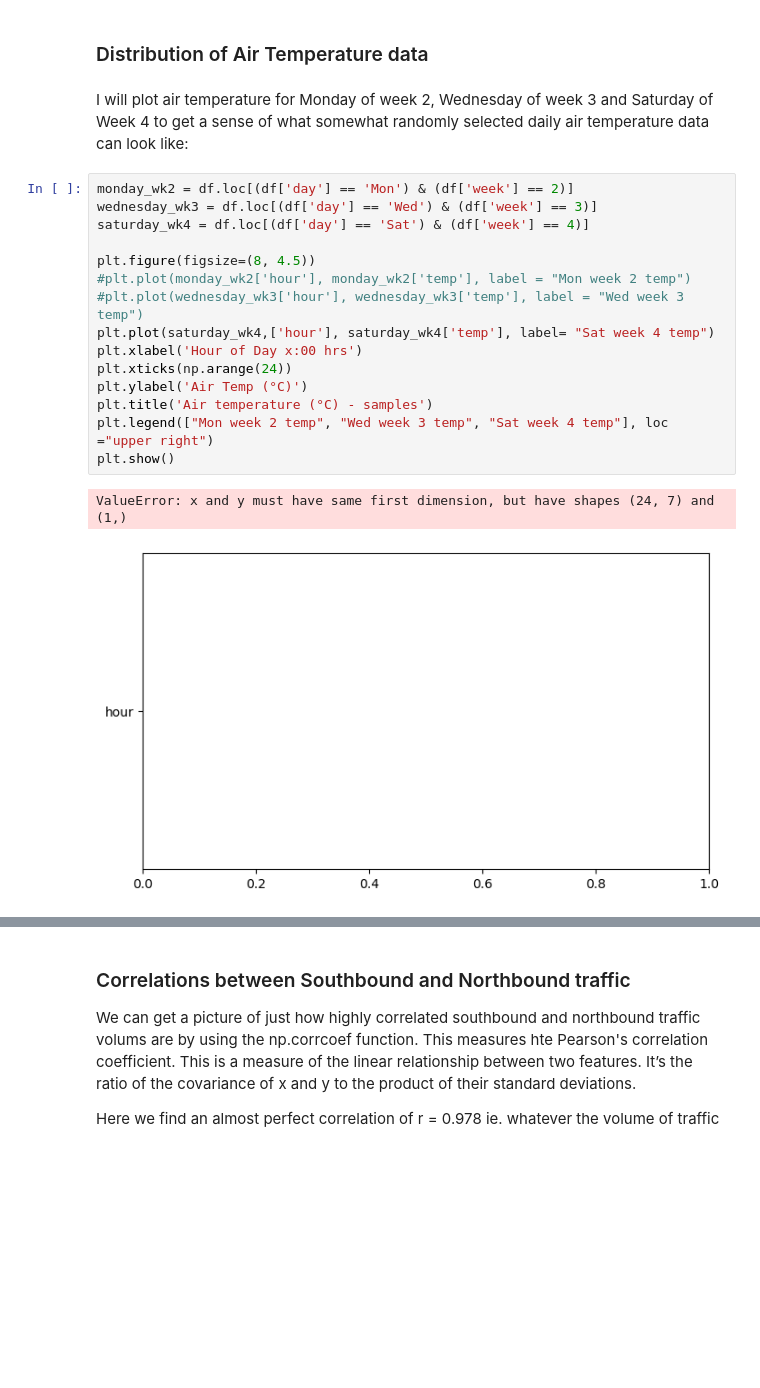
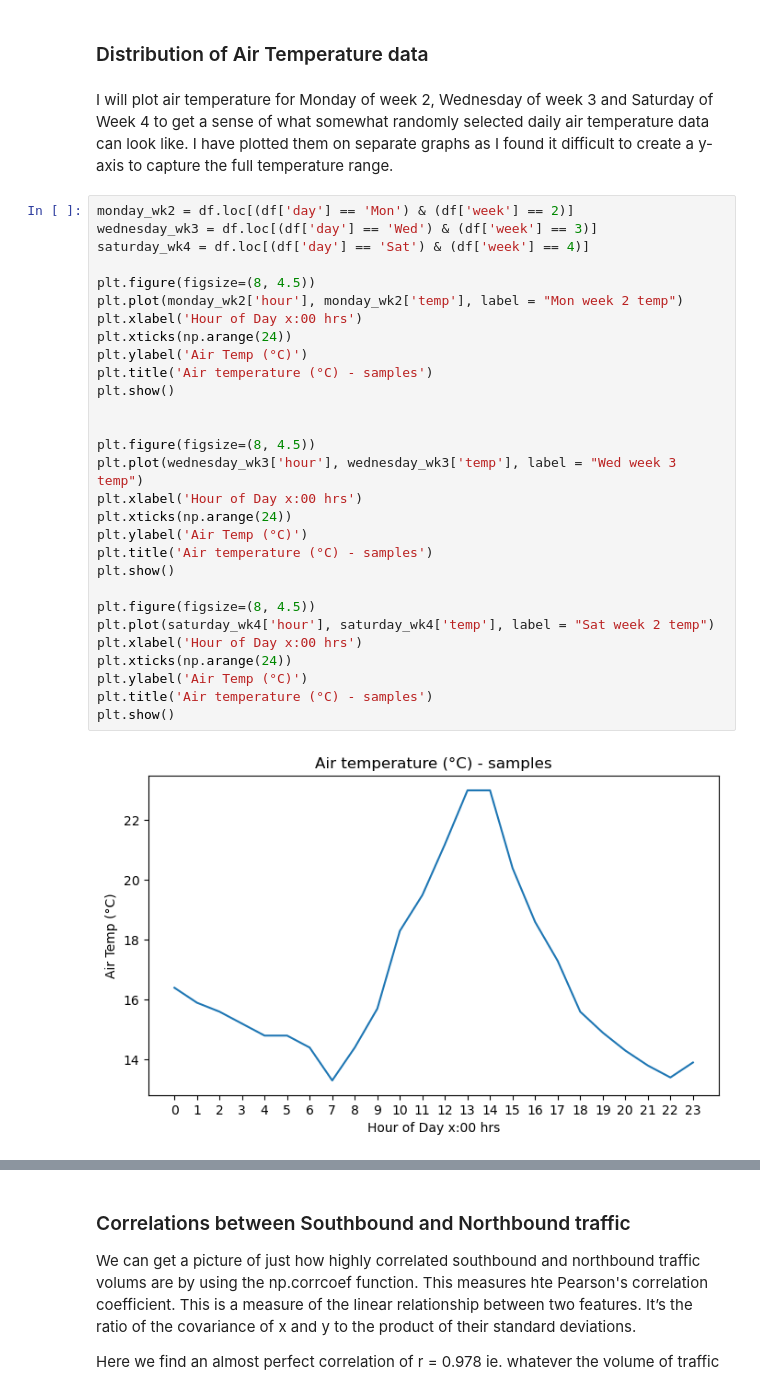
Before and after one commit to jmce22/pfda_project1, a Jupyter notebook: pfda_project1.ipynb, the cells around one changed output, grey strips where cells are left out. Saved outputs shown, nothing was run; the diff lists cells and outputs as text; blank space fills up the shorter version.

Commit message:
printed plots for examples of air tempoerature distributions

```diff
--- a/pfda_project1.ipynb
+++ b/pfda_project1.ipynb
@@ -415,22 +414,35 @@ std_sun_n_hourly = sunday.groupby('hour')['northbound'].std()
 # %% [markdown]
 ### Distribution of Air Temperature data ###
 # %% [markdown]
-I will plot air temperature for Monday of week 2, Wednesday of week 3 and Saturday of Week 4 to get a sense of what somewhat randomly selected daily air temperature data can look like:
+I will plot air temperature for Monday of week 2, Wednesday of week 3 and Saturday of Week 4 to get a sense of what somewhat randomly selected daily air temperature data can look like. I have plotted them on separate graphs as I found it difficult to create a y-axis to capture the full temperature range.
 # %%
 monday_wk2 = df.loc[(df['day'] == 'Mon') & (df['week'] == 2)]
 wednesday_wk3 = df.loc[(df['day'] == 'Wed') & (df['week'] == 3)]
 saturday_wk4 = df.loc[(df['day'] == 'Sat') & (df['week'] == 4)]
 
 plt.figure(figsize=(8, 4.5))
-#plt.plot(monday_wk2['hour'], monday_wk2['temp'], label = "Mon week 2 temp")
-#plt.plot(wednesday_wk3['hour'], wednesday_wk3['temp'], label = "Wed week 3 temp")
-plt.plot(saturday_wk4,['hour'], saturday_wk4['temp'], label= "Sat week 4 temp")
+plt.plot(monday_wk2['hour'], monday_wk2['temp'], label = "Mon week 2 temp")
 plt.xlabel('Hour of Day x:00 hrs')
 plt.xticks(np.arange(24))
 plt.ylabel('Air Temp (°C)')
 plt.title('Air temperature (°C) - samples')
-plt.legend(["Mon week 2 temp", "Wed week 3 temp", "Sat week 4 temp"], loc ="upper right")
 plt.show()
+
+
+plt.figure(figsize=(8, 4.5))
+plt.plot(wednesday_wk3['hour'], wednesday_wk3['temp'], label = "Wed week 3 temp")
+plt.xlabel('Hour of Day x:00 hrs')
+plt.xticks(np.arange(24))
+plt.ylabel('Air Temp (°C)')
+plt.title('Air temperature (°C) - samples')
+plt.show()
+
+plt.figure(figsize=(8, 4.5))
+plt.plot(saturday_wk4['hour'], saturday_wk4['temp'], label = "Sat week 2 temp")
+plt.xlabel('Hour of Day x:00 hrs')
+plt.xticks(np.arange(24))
+plt.ylabel('Air Temp (°C)')
+plt.title('Air temperature (°C) - samples')
+plt.show()
 # %% [output]
-ValueError: x and y must have same first dimension, but have shapes (24, 7) and (1,)
-[figure, old version]
+[figure, new version]
```
Also changed, not shown: parts of 14 cells of this notebook.
